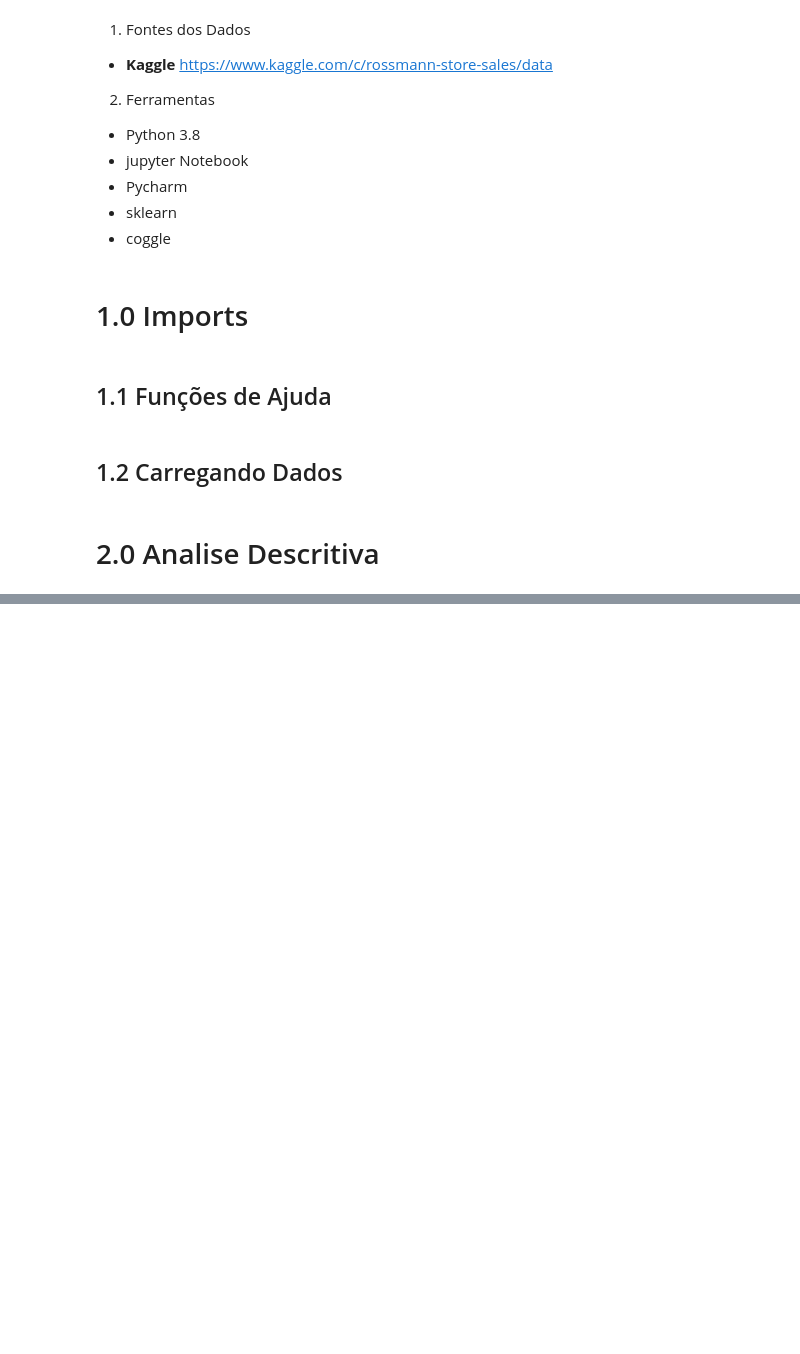
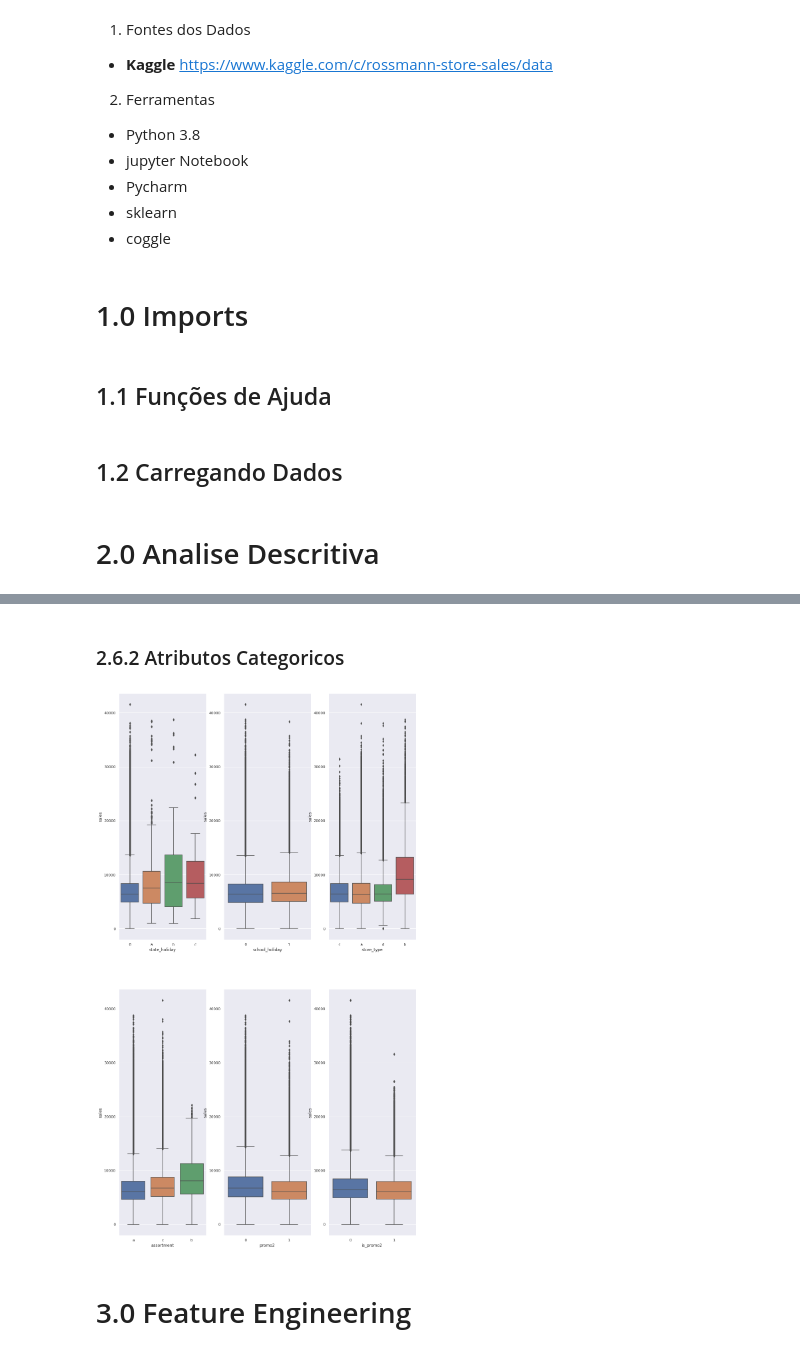
Before and after one commit to giovaneMiranda/rossmann_predicao_vendas, a Jupyter notebook: notebook/1.0-exploracao-dados-inicial.ipynb, the cells around one changed output, grey strips where cells are left out. Cells and saved outputs as stored; diff of their text form; code cells hidden in the pictures; blank space fills up the shorter version.

```diff
--- a/notebook/1.0-exploracao-dados-inicial.ipynb
+++ b/notebook/1.0-exploracao-dados-inicial.ipynb
@@ -150,0 +267,33 @@ dtype: int64
+# %% [markdown]
+### 2.6.2 Atributos Categoricos
+# %%
+# state_holiday
+aux = df2[df2['open']==1]
+plt.subplot(2,3,1)
+sns.boxplot(x = 'state_holiday', y ='sales', data=aux);
+
+#school_holiday
+plt.subplot(2,3,2)
+sns.boxplot(x = 'school_holiday', y ='sales', data=aux);
+
+#store_type
+plt.subplot(2,3,3)
+sns.boxplot(x = 'store_type', y ='sales', data=aux);
+
+
+#assortment
+plt.subplot(2,3,4)
+sns.boxplot(x = 'assortment', y ='sales', data=aux);
+
+#assortment
+plt.subplot(2,3,5)
+sns.boxplot(x = 'promo2', y ='sales', data=aux);
+
+
+#assortment
+plt.subplot(2,3,6)
+sns.boxplot(x = 'is_promo2', y ='sales', data=aux);
+# %% [output]
+[figure, added]
+# %% [markdown]
+# 3.0 Feature Engineering
```
Also changed, not shown: parts of 62 cells of this notebook, 3 other files.
